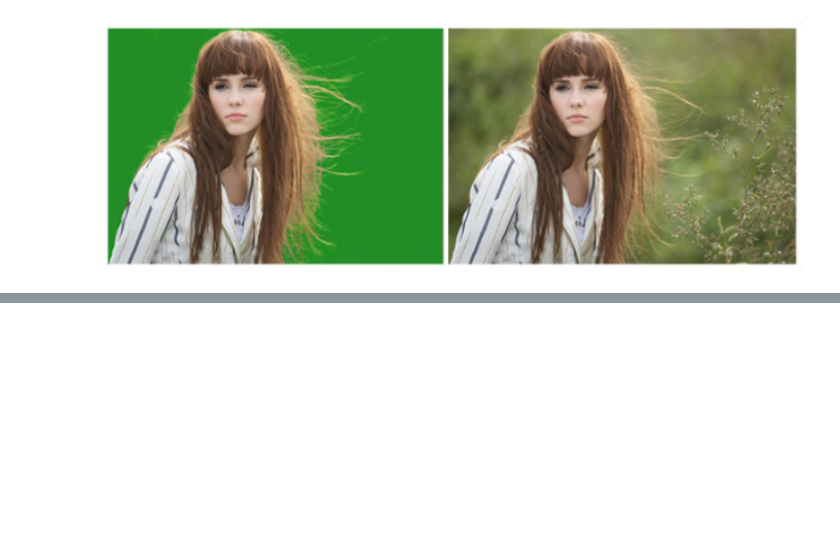
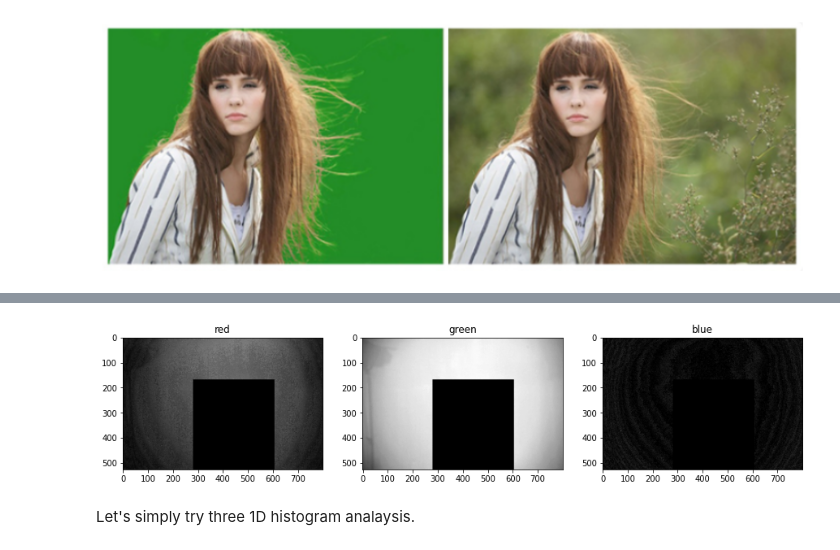
Before and after one commit to yongduek/MAS-2011, a Jupyter notebook: chroma_keying.ipynb, the cells around one changed output, grey strips where cells are left out. Saved outputs shown, nothing was run; the diff lists cells and outputs as text; code cells hidden in the pictures; blank space fills up the shorter version.

```diff
--- a/chroma_keying.ipynb
+++ b/chroma_keying.ipynb
@@ -214,0 +232,10 @@ plt.axis(False);
+# %%
+channel_name = ["red", "green", "blue"]
+fig, axes = plt.subplots(1, 3, figsize=(15,3))
+for i, ax in enumerate(axes):
+    ax.imshow(im_greenscreen[:,:,i], cmap='gray')
+    ax.set(title=channel_name[i])
+# %% [output]
+[figure, added]
+# %% [markdown]
+Let's simply try three 1D histogram analaysis.
```
Also changed, not shown: parts of 10 cells of this notebook, 1 other file.
